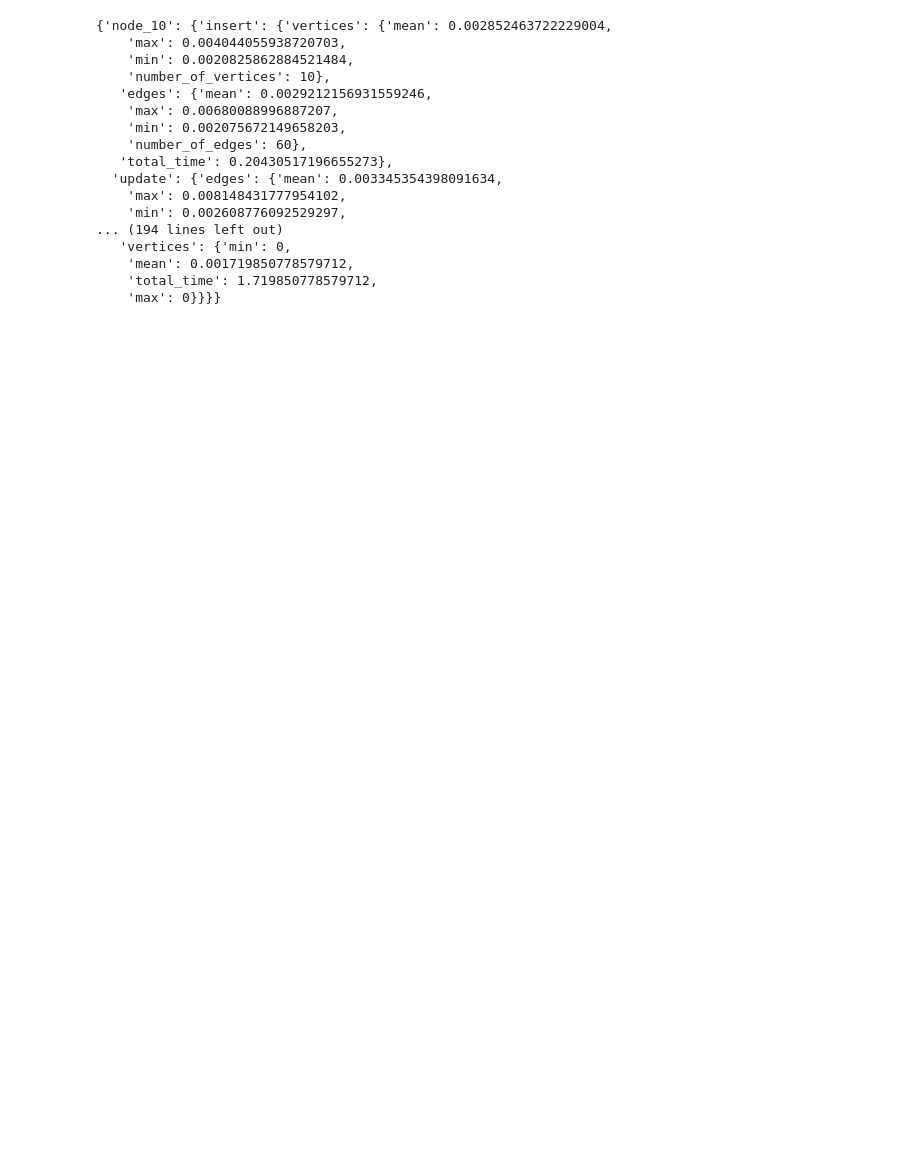
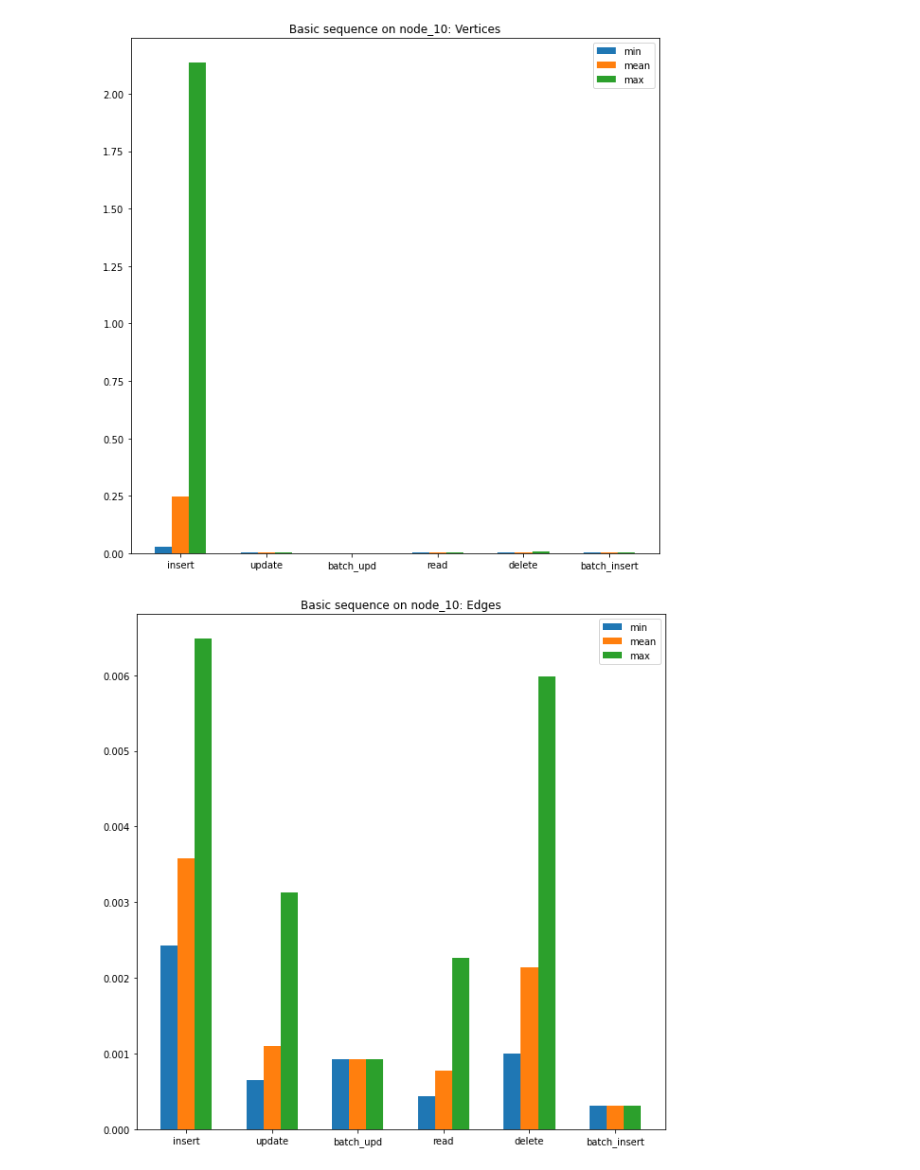
Before and after one commit to thodpap/CompareGraphDatabases, a Jupyter notebook: neo4j/main.ipynb, the cells around one changed output. Drawn from its saved outputs; the diff is of its cells as text; code cells hidden in the pictures; blank space fills up the shorter version.

```diff
--- a/neo4j/main.ipynb
+++ b/neo4j/main.ipynb
@@ -84,23 +102,23 @@ def execute_database(database, large=True):
     vertices = get_vertices_number(database, False)
 
     file = open(database + ".txt", 'r')
-    lines = file.readlines()
+    lines = file.readlines()[2:]
     time = []
 
     if not large:
         time.append(insert_data.insert_all_data(lines=lines, driver=driver))
         time.append(update_data.update_all_data(n=vertices, driver=driver))
-        time.append(batch_update.batch_update(number_of_vertices=1000, batch_size_vertices=1000, lines=lines, batch_size_edges=1000, driver=driver))
-        time.append(read_data.read_all_data(hg=hg, NUMBER_OF_VERTICES=vertices))
-        time.append(delete_data.delete_k_vertices_and_edges(hg=hg, NUMBER_OF_vertices=vertices))
-        time.append(batch_insert.batch_insert(hg=hg, lines=lines, NUMBER_OF_VERTICES=vertices, batch_vertices=200, batch_edges=200))
+        time.append(batch_update.batch_update(number_of_vertices=vertices, batch_size_vertices=1000, lines=lines, batch_size_edges=1000, driver=driver))
+        time.append(read_data.read_all_data(n=vertices, driver=driver))
+        time.append(delete_data.delete_k_vertices_and_edges(k=vertices, driver=driver))
+        time.append(batch_insert.batch_insert(number_of_vertices=vertices, batch_size_vertices=1000, lines=lines, batch_size_edges=1000, driver=driver))
 
         x_labels = ["insert", "update", "batch_upd", "read", "delete", "batch_insert"]
     else:
-        time.append(batch_insert.batch_insert(hg=hg, lines=lines, NUMBER_OF_VERTICES=vertices, batch_vertices=200, batch_edges=200))
-        time.append(batch_update.batch_update(hg=hg, lines=lines, NUMBER_OF_VERTICES=vertices, batch_vertices=200, batch_edges=200, percentage=None))
-        time.append(read_data.read_all_data(hg=hg, NUMBER_OF_VERTICES=100))
-        time.append(delete_data.delete_k_vertices_and_edges(hg=hg, NUMBER_OF_vertices=100))
+        time.append(batch_insert.batch_insert(number_of_vertices=vertices, batch_size_vertices=1000, lines=lines, batch_size_edges=1000, driver=driver))
+        time.append(batch_update.batch_update(number_of_vertices=vertices, batch_size_vertices=1000, lines=lines, batch_size_edges=1000, driver=driver))
+        time.append(read_data.read_all_data(n=100, driver=driver))
+        time.append(delete_data.delete_k_vertices_and_edges(k=100, driver=driver))
         x_labels = ["batch_insert", "batch_update", "read", "delete"]
 
     X_axis = np.arange(len(x_labels))*2
@@ -162,20 +159,8 @@ length = 32
-# %%
-results
-# %% [output]
-{'node_10': {'insert': {'vertices': {'mean': 0.002852463722229004,
-    'max': 0.004044055938720703,
-    'min': 0.0020825862884521484,
-    'number_of_vertices': 10},
-   'edges': {'mean': 0.0029212156931559246,
-    'max': 0.00680088996887207,
-    'min': 0.002075672149658203,
-    'number_of_edges': 60},
-   'total_time': 0.20430517196655273},
-  'update': {'edges': {'mean': 0.003345354398091634,
-    'max': 0.008148431777954102,
-    'min': 0.002608776092529297,
-... (194 lines left out)
-   'vertices': {'min': 0,
-    'mean': 0.001719850778579712,
-    'total_time': 1.719850778579712,
-    'max': 0}}}}
+# %%
+results = {}
+results["node_10"] = execute_database("node_10", False)
+print("db:", "node_10")
+print(results["node_10"])
+# %% [output]
+[figure, added]
+[figure, added]
```
Also changed, not shown: parts of 9 cells of this notebook, 20 other files.
